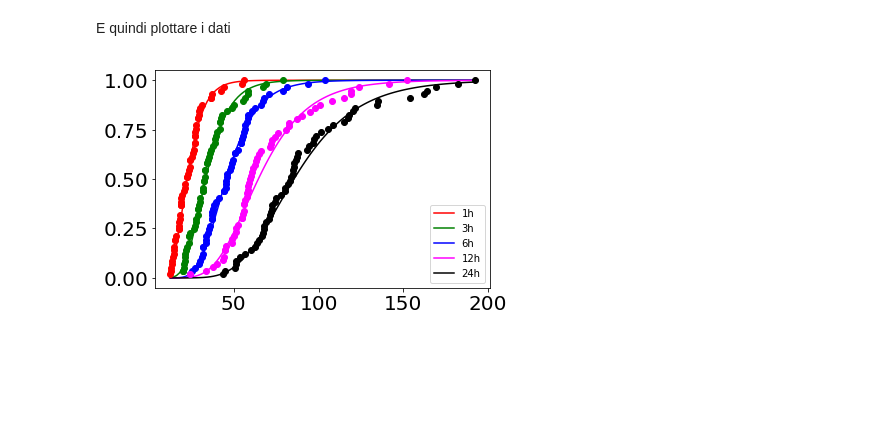
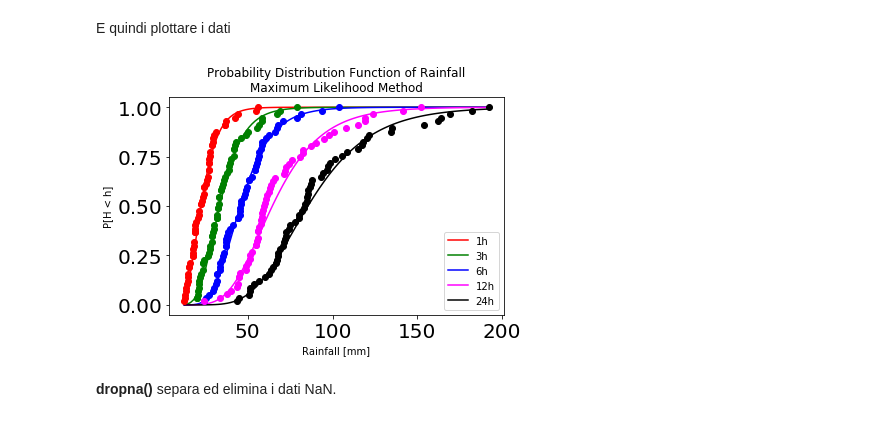
Before and after one commit to akaanzo/rainfall-analysis, a Jupyter notebook: esercitazione/mleCenta.ipynb, the cells around one changed output. Saved outputs shown, nothing was run; the diff lists cells and outputs as text; code cells hidden in the pictures; blank space fills up the shorter version.

```diff
--- a/esercitazione/mleCenta.ipynb
+++ b/esercitazione/mleCenta.ipynb
@@ -221,31 +235,38 @@ plt.rc('ytick', labelsize = 20)
 ax = gb.plot(color = ['red', 'green', 'blue', 'magenta', 'black'])
 
 #------------------------------1h--------------------------------------
 data1h = data['1h'].dropna()
 ecdf1h = ECDF(data1h)
 ax.plot(data1h, ecdf1h(data1h), 'o', c = 'red')
 
 #------------------------------3h--------------------------------------
 data3h = data['3h'].dropna()
 ecdf3h = ECDF(data3h)
 ax.plot(data3h, ecdf3h(data3h), 'o', c = 'green')
 
 #------------------------------6h--------------------------------------
 data6h = data['6h'].dropna()
 ecdf6h = ECDF(data6h)
 ax.plot(data6h, ecdf6h(data6h), 'o', c = 'blue')
 
 #------------------------------12h--------------------------------------
 data12h = data['12h'].dropna()
 ecdf12h = ECDF(data12h)
 ax.plot(data12h, ecdf12h(data12h), 'o', c = 'magenta')
 
 #------------------------------24h--------------------------------------
 data24h = data['24h'].dropna()
 ecdf24h = ECDF(data24h)
 ax.plot(data24h, ecdf24h(data24h), 'o', c = 'black')
 
+#----------------------------label--------------------------------------
+ax.set_title('Probability Distribution Function of Rainfall\nMaximum Likelihood Method')
+ax.set_xlabel('Rainfall [mm]')
+ax.set_ylabel('P[H < h]')
+
 #-----------------------------------------------------------------------
 plt.show()
 # %% [output]
-[figure, old version]
+[figure, new version]
+# %% [markdown]
+**dropna()** separa ed elimina i dati NaN.
```
Also changed, not shown: parts of 4 cells of this notebook, 7 other files.
